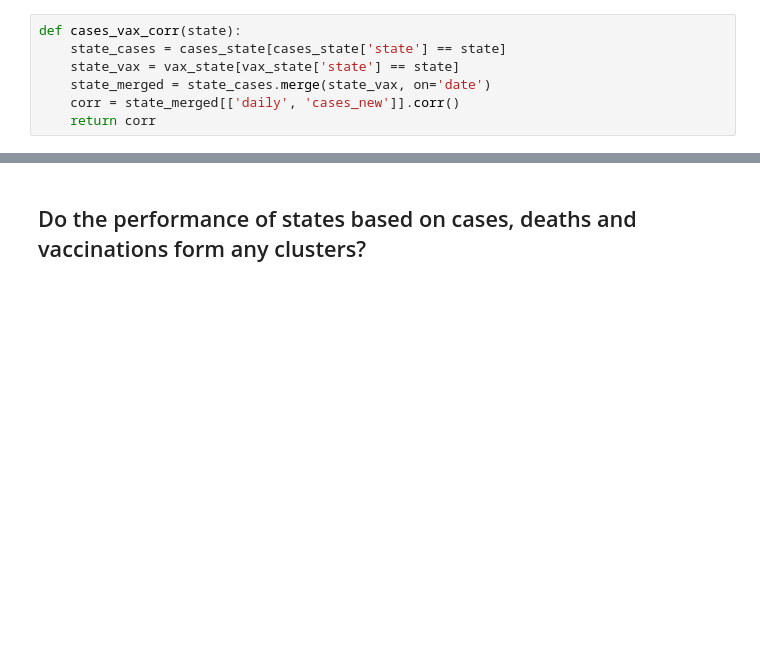
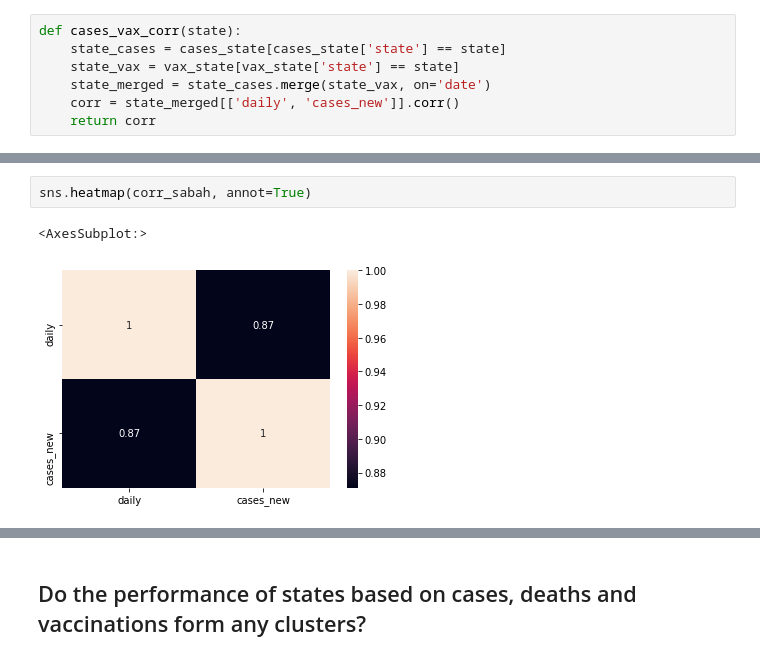
Before and after one commit to sidharrth2002/covid-streamlit-2, a Jupyter notebook: exploration.ipynb, the cells around one changed output, grey strips where cells are left out. Drawn from its saved outputs; the diff is of its cells as text; blank space fills up the shorter version.

```diff
--- a/exploration.ipynb
+++ b/exploration.ipynb
@@ -971,0 +986,5 @@ cases_vax_corr('Sarawak')
+# %%
+sns.heatmap(corr_sabah, annot=True)
+# %% [output]
+<AxesSubplot:>
+[figure, added]
```
Also changed, not shown: parts of 30 cells of this notebook.
